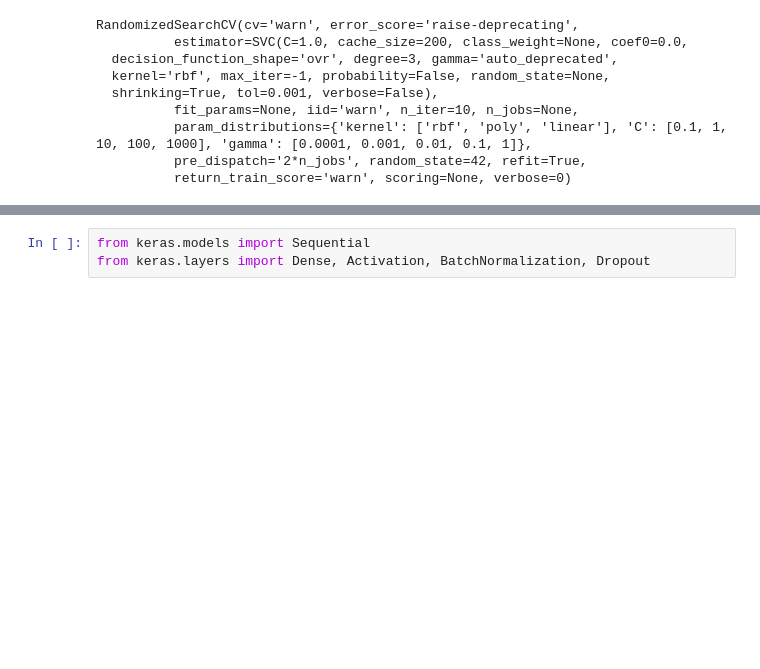
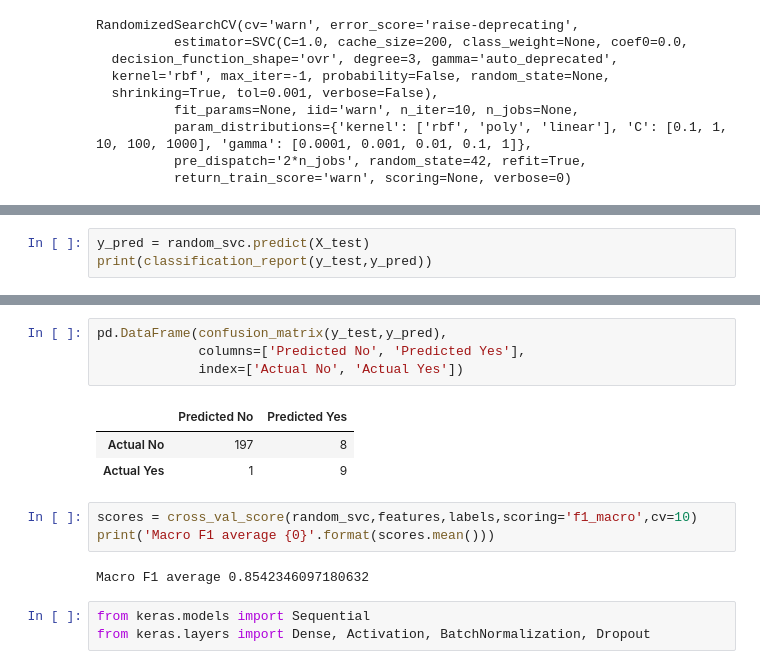
Before and after one commit to Fszta/Kaggle-solutions, a Jupyter notebook: Cervical_cancer_risk/biopsy_risk.ipynb, the cells around one changed output, grey strips where cells are left out. Drawn from its saved outputs; the diff is of its cells as text; blank space fills up the shorter version.

```diff
--- a/Cervical_cancer_risk/biopsy_risk.ipynb
+++ b/Cervical_cancer_risk/biopsy_risk.ipynb
@@ -232,0 +258,3 @@ random_svc.score(X_test, y_test)
+# %%
+y_pred = random_svc.predict(X_test)
+print(classification_report(y_test,y_pred))
@@ -233,3 +270,16 @@ random_svc.score(X_test, y_test)
+# %%
+pd.DataFrame(confusion_matrix(y_test,y_pred),
+             columns=['Predicted No', 'Predicted Yes'],
+             index=['Actual No', 'Actual Yes'])
+# %% [output]
+|  | Predicted No | Predicted Yes |
+| Actual No | 197 | 8 |
+| Actual Yes | 1 | 9 |
+# %%
+scores = cross_val_score(random_svc,features,labels,scoring='f1_macro',cv=10)
+print('Macro F1 average {0}'.format(scores.mean()))
+# %% [output]
+Macro F1 average 0.8542346097180632
 # %%
 from keras.models import Sequential
 from keras.layers import Dense, Activation, BatchNormalization, Dropout
```
Also changed, not shown: parts of 17 cells of this notebook.
